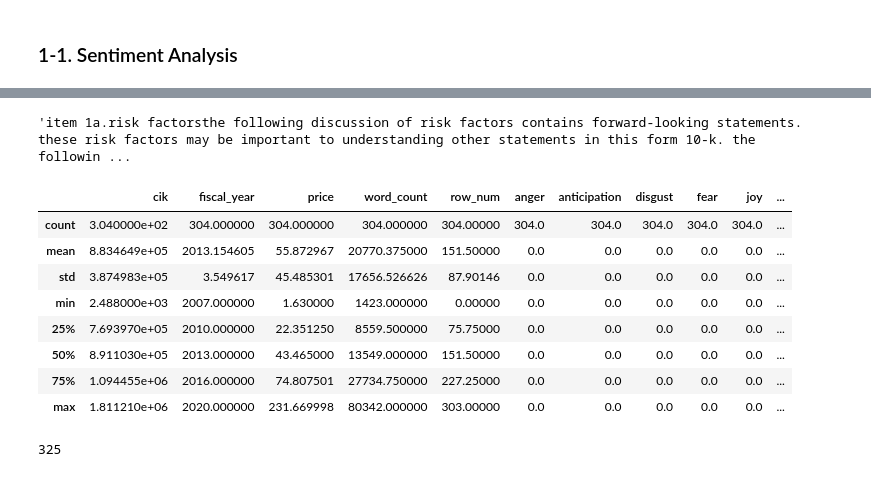
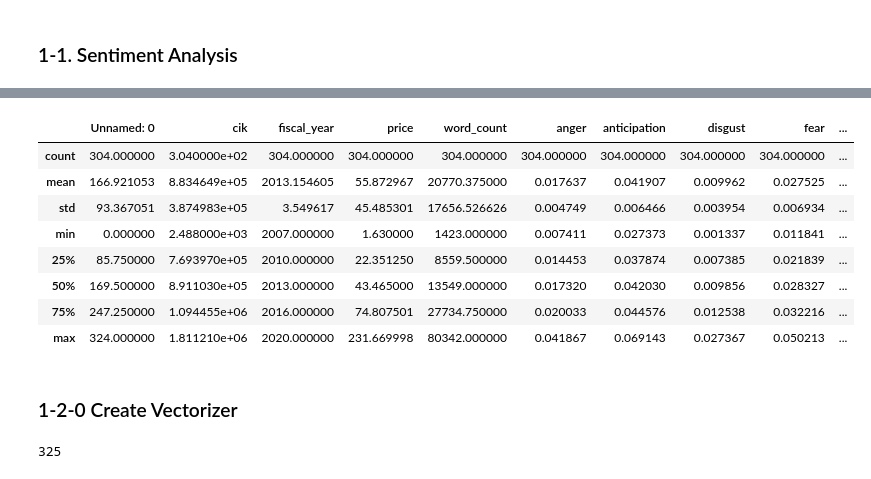
Before and after one commit to annsway/NLP, a Jupyter notebook: Final-Project.ipynb, the cells around one changed output, grey strips where cells are left out. Saved outputs shown, nothing was run; the diff lists cells and outputs as text; code cells hidden in the pictures.

Commit message:
fixed sentiment scores bug -- emolex must be dict, not list

```diff
--- a/Final-Project.ipynb
+++ b/Final-Project.ipynb
@@ -585,4 +570,4 @@ plt.close()
 # %%
 data.to_csv("data.csv", encoding='utf-8', sep=',', header='true')
 # %%
-len(data)
+df = pd.read_csv('data.csv').fillna(value = 0)
@@ -790,0 +675,14 @@ Wall time: 1min 13s
+# %%
+#### Adding sentiment score columns
+size = len(df)
+
+df['anger'] = np.zeros(size)
+df['anticipation'] = np.zeros(size)
+df['disgust'] = np.zeros(size)
+df['fear'] = np.zeros(size)
+df['joy'] = np.zeros(size)
+df['negative'] = np.zeros(size)
+df['positive'] = np.zeros(size)
+df['sadness'] = np.zeros(size)
+df['surprise'] = np.zeros(size)
+df['trust'] = np.zeros(size)
@@ -800,19 +713,17 @@ data.tail()
-# %%
-data.risk[0]
-# %% [output]
-'item 1a.risk factorsthe following discussion of risk factors contains forward-looking statements. these risk factors may be important to understanding other statements in this form 10-k. the followin ...
 # %%
-data.describe()
+df.describe()
 # %% [output]
-|  | cik | fiscal_year | price | word_count | row_num | anger | anticipation | disgust | fear | joy | ... |
-| count | 3.040000e+02 | 304.000000 | 304.000000 | 304.000000 | 304.00000 | 304.0 | 304.0 | 304.0 | 304.0 | 304.0 | ... |
-| mean | 8.834649e+05 | 2013.154605 | 55.872967 | 20770.375000 | 151.50000 | 0.0 | 0.0 | 0.0 | 0.0 | 0.0 | ... |
-| std | 3.874983e+05 | 3.549617 | 45.485301 | 17656.526626 | 87.90146 | 0.0 | 0.0 | 0.0 | 0.0 | 0.0 | ... |
-| min | 2.488000e+03 | 2007.000000 | 1.630000 | 1423.000000 | 0.00000 | 0.0 | 0.0 | 0.0 | 0.0 | 0.0 | ... |
-| 25% | 7.693970e+05 | 2010.000000 | 22.351250 | 8559.500000 | 75.75000 | 0.0 | 0.0 | 0.0 | 0.0 | 0.0 | ... |
-| 50% | 8.911030e+05 | 2013.000000 | 43.465000 | 13549.000000 | 151.50000 | 0.0 | 0.0 | 0.0 | 0.0 | 0.0 | ... |
-| 75% | 1.094455e+06 | 2016.000000 | 74.807501 | 27734.750000 | 227.25000 | 0.0 | 0.0 | 0.0 | 0.0 | 0.0 | ... |
-| max | 1.811210e+06 | 2020.000000 | 231.669998 | 80342.000000 | 303.00000 | 0.0 | 0.0 | 0.0 | 0.0 | 0.0 | ... |
+|  | Unnamed: 0 | cik | fiscal_year | price | word_count | anger | anticipation | disgust | fear | ... |
+| count | 304.000000 | 3.040000e+02 | 304.000000 | 304.000000 | 304.000000 | 304.000000 | 304.000000 | 304.000000 | 304.000000 | ... |
+| mean | 166.921053 | 8.834649e+05 | 2013.154605 | 55.872967 | 20770.375000 | 0.017637 | 0.041907 | 0.009962 | 0.027525 | ... |
+| std | 93.367051 | 3.874983e+05 | 3.549617 | 45.485301 | 17656.526626 | 0.004749 | 0.006466 | 0.003954 | 0.006934 | ... |
+| min | 0.000000 | 2.488000e+03 | 2007.000000 | 1.630000 | 1423.000000 | 0.007411 | 0.027373 | 0.001337 | 0.011841 | ... |
+| 25% | 85.750000 | 7.693970e+05 | 2010.000000 | 22.351250 | 8559.500000 | 0.014453 | 0.037874 | 0.007385 | 0.021839 | ... |
+| 50% | 169.500000 | 8.911030e+05 | 2013.000000 | 43.465000 | 13549.000000 | 0.017320 | 0.042030 | 0.009856 | 0.028327 | ... |
+| 75% | 247.250000 | 1.094455e+06 | 2016.000000 | 74.807501 | 27734.750000 | 0.020033 | 0.044576 | 0.012538 | 0.032216 | ... |
+| max | 324.000000 | 1.811210e+06 | 2020.000000 | 231.669998 | 80342.000000 | 0.041867 | 0.069143 | 0.027367 | 0.050213 | ... |
+# %% [markdown]
+### 1-2-0 Create Vectorizer
 # %%
 # Vectorize
 vectorizer = TfidfVectorizer(
```
Also changed, not shown: parts of 35 cells of this notebook, 1 other file.
